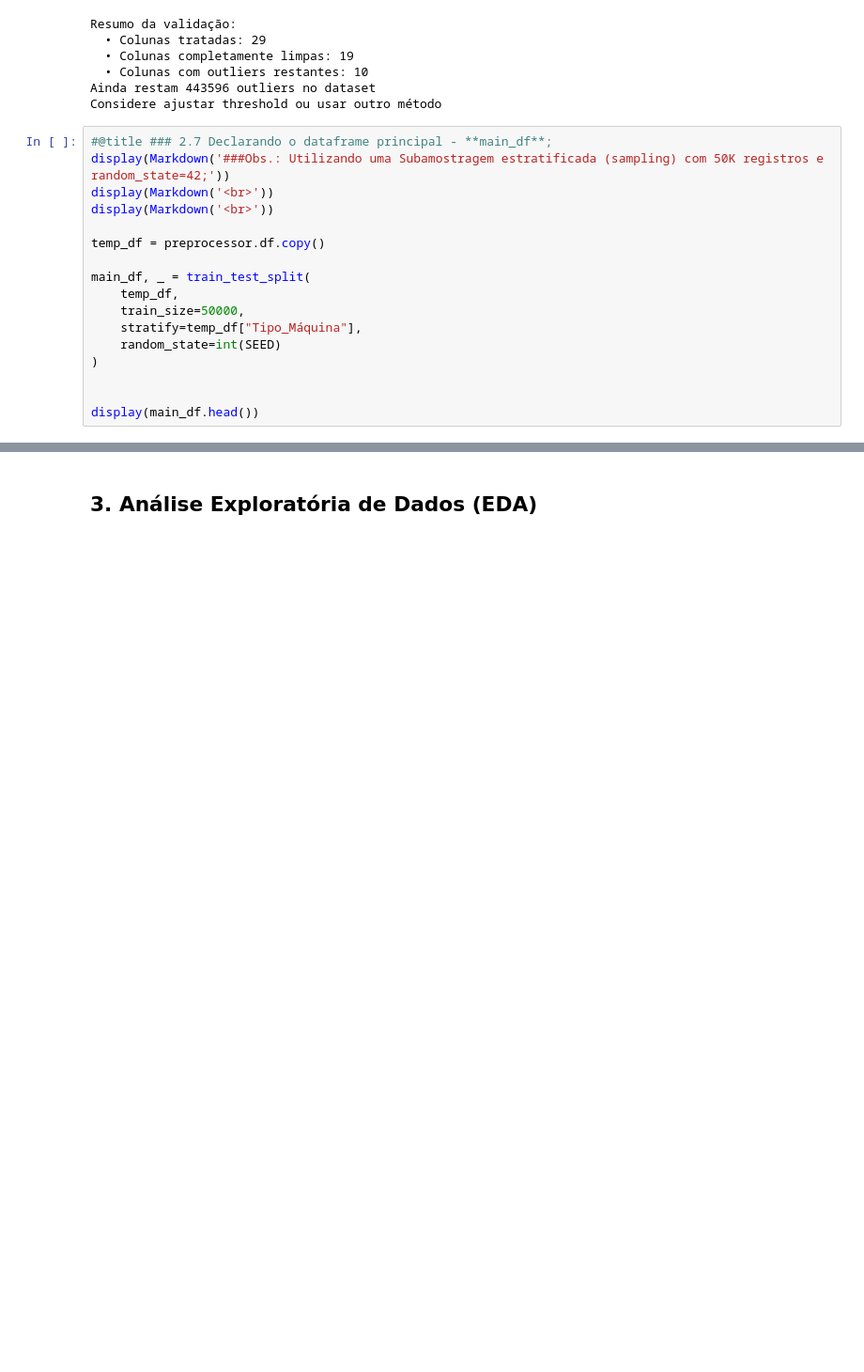
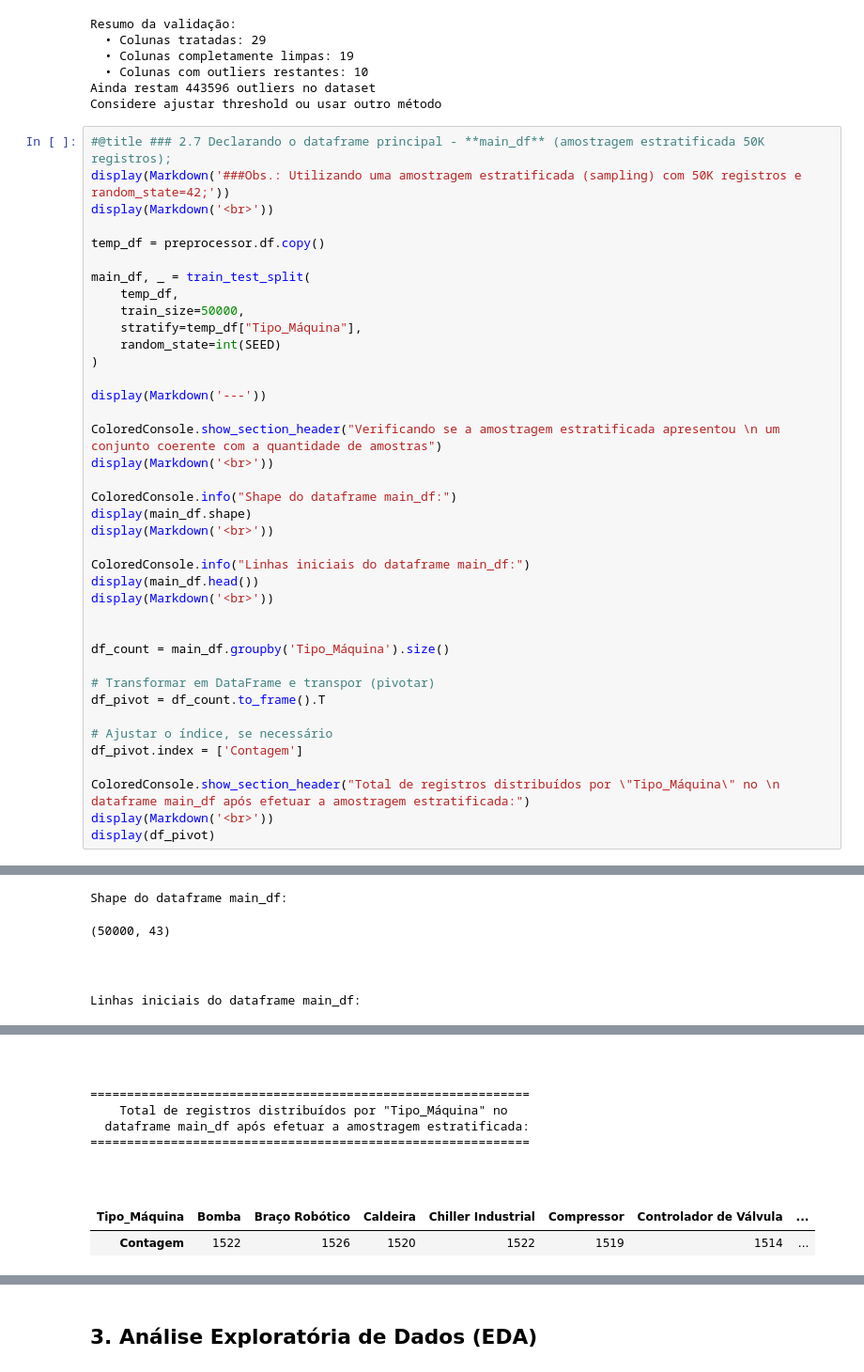
Before and after one commit to vinileodido/MVP_PucRio_ML, a Jupyter notebook: ML_IoT_Industrial_sampling.ipynb, the cells around one changed output, grey strips where cells are left out. Shown at 94% size. Saved outputs shown, nothing was run; the diff lists cells and outputs as text; blank space fills up the shorter version.

```diff
--- a/ML_IoT_Industrial_sampling.ipynb
+++ b/ML_IoT_Industrial_sampling.ipynb
@@ -1868,9 +1912,8 @@ Resumo da validação:
 Ainda restam 443596 outliers no dataset
 Considere ajustar threshold ou usar outro método
 # %%
-#@title ### 2.7 Declarando o dataframe principal - **main_df**;
-display(Markdown('###Obs.: Utilizando uma Subamostragem estratificada (sampling) com 50K registros e random_state=42;'))
-display(Markdown('<br>'))
+#@title ### 2.7 Declarando o dataframe principal - **main_df** (amostragem estratificada 50K registros);
+display(Markdown('###Obs.: Utilizando uma amostragem estratificada (sampling) com 50K registros e random_state=42;'))
 display(Markdown('<br>'))
 
 temp_df = preprocessor.df.copy()
@@ -1882,6 +1925,29 @@ main_df, _ = train_test_split(
     random_state=int(SEED)
 )
 
+display(Markdown('---'))
 
+ColoredConsole.show_section_header("Verificando se a amostragem estratificada apresentou \n um conjunto coerente com a quantidade de amostras")
+display(Markdown('<br>'))
+
+ColoredConsole.info("Shape do dataframe main_df:")
+display(main_df.shape)
+display(Markdown('<br>'))
+
+ColoredConsole.info("Linhas iniciais do dataframe main_df:")
 display(main_df.head())
+display(Markdown('<br>'))
+
+
+df_count = main_df.groupby('Tipo_Máquina').size()
+
+# Transformar em DataFrame e transpor (pivotar)
+df_pivot = df_count.to_frame().T
+
+# Ajustar o índice, se necessário
+df_pivot.index = ['Contagem']
+
+ColoredConsole.show_section_header("Total de registros distribuídos por \"Tipo_Máquina\" no \n dataframe main_df após efetuar a amostragem estratificada:")
+display(Markdown('<br>'))
+display(df_pivot)
 # %% [output]
@@ -1891,6 +1962,18 @@ display(main_df.head())
+Shape do dataframe main_df:
+(50000, 43)
+<br>
+Linhas iniciais do dataframe main_df:
 |  | ID_Máquina | Tipo_Máquina | Ano_Instalação | Horas_Operação | Temperatura_Celsius | Vibração_mms | Ruído_dB | ... |
 | 182725 | MC_287439 | Prensa Hidráulica | 2024 | 76767 | 59.14 | 9.09 | 66.84 | ... |
 | 27156 | MC_043248 | Inspetor de Raios-X | 2005 | 80419 | 59.45 | 16.43 | 76.71 | ... |
 | 232978 | MC_366837 | Braço Robótico | 2013 | 76374 | 35.45 | 3.01 | 83.35 | ... |
 | 62746 | MC_098909 | Ponte Rolante Suspensa (Guindaste) | 2018 | 65965 | 54.59 | 4.28 | 59.39 | ... |
 | 18510 | MC_029358 | Trocador de Calor | 2013 | 97585 | 58.61 | 12.53 | 70.92 | ... |
+<br>
+============================================================
+    Total de registros distribuídos por "Tipo_Máquina" no
+  dataframe main_df após efetuar a amostragem estratificada:
+============================================================
+<br>
+| Tipo_Máquina | Bomba | Braço Robótico | Caldeira | Chiller Industrial | Compressor | Controlador de Válvula | ... |
+| Contagem | 1522 | 1526 | 1520 | 1522 | 1519 | 1514 | ... |
```
Also changed, not shown: parts of 34 cells of this notebook.
